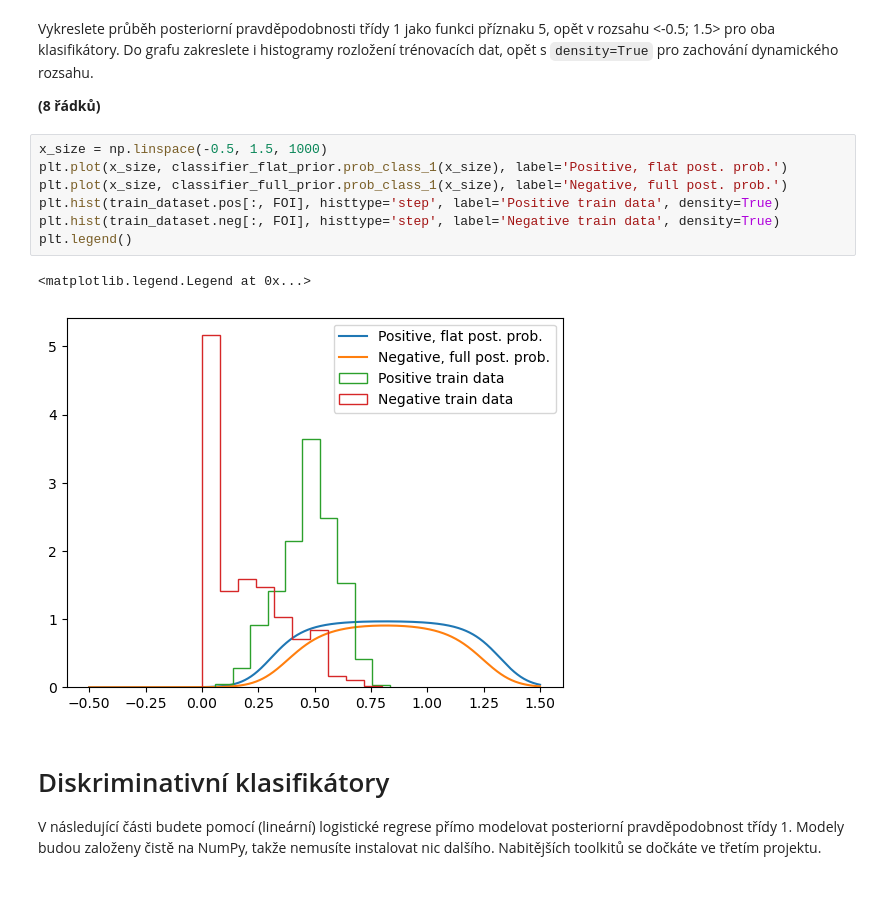
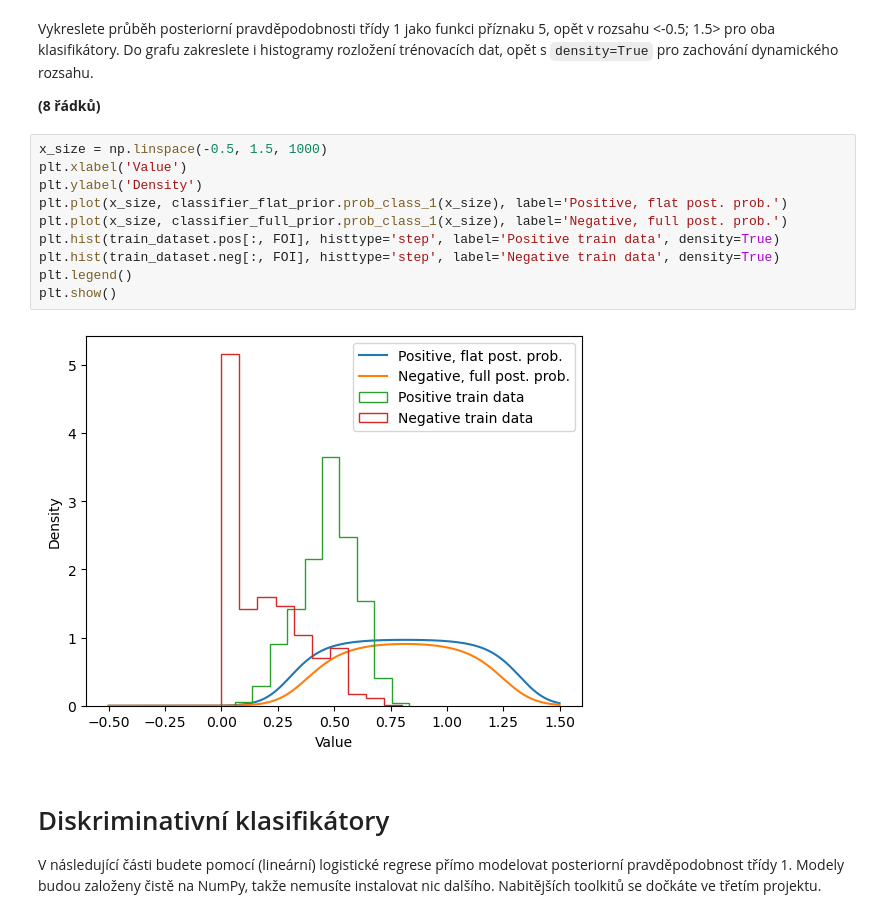
Before and after one commit to arconatt/SUI-machine_learning, a Jupyter notebook: zadani.ipynb, the cells around one changed output. Drawn from its saved outputs; the diff is of its cells as text; blank space fills up the shorter version.

```diff
--- a/zadani.ipynb
+++ b/zadani.ipynb
@@ -194,14 +194,16 @@ Do grafu zakreslete i histogramy rozložení trénovacích dat, opět s `density
 **(8 řádků)**
 # %%
 x_size = np.linspace(-0.5, 1.5, 1000)
+plt.xlabel('Value')
+plt.ylabel('Density')
 plt.plot(x_size, classifier_flat_prior.prob_class_1(x_size), label='Positive, flat post. prob.')
 plt.plot(x_size, classifier_full_prior.prob_class_1(x_size), label='Negative, full post. prob.')
 plt.hist(train_dataset.pos[:, FOI], histtype='step', label='Positive train data', density=True)
 plt.hist(train_dataset.neg[:, FOI], histtype='step', label='Negative train data', density=True)
 plt.legend()
+plt.show()
 # %% [output]
-<matplotlib.legend.Legend at 0x...>
-[figure, old version]
+[figure, new version]
 # %% [markdown]
 # Diskriminativní klasifikátory
 V následující části budete pomocí (lineární) logistické regrese přímo modelovat posteriorní pravděpodobnost třídy 1.
```
Also changed, not shown: parts of 7 cells of this notebook, 1 other file.
